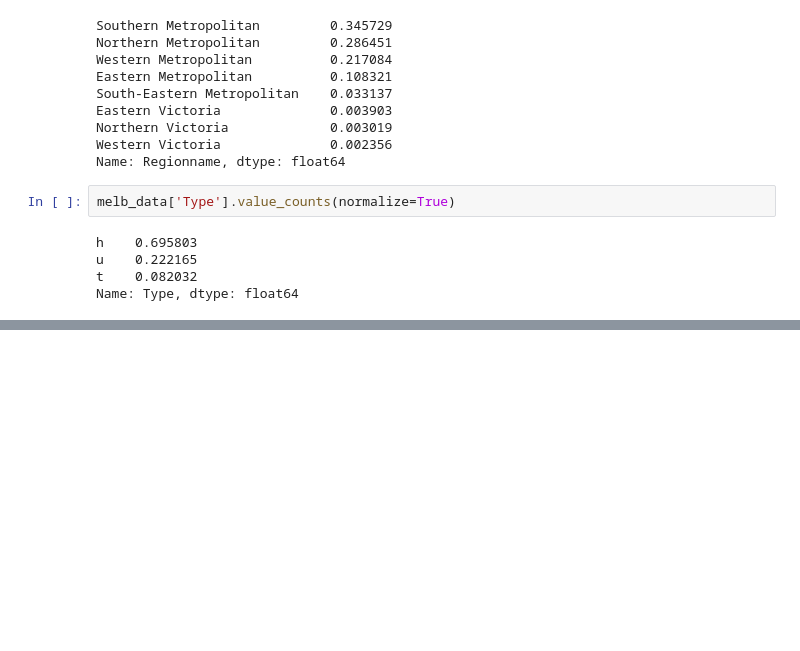
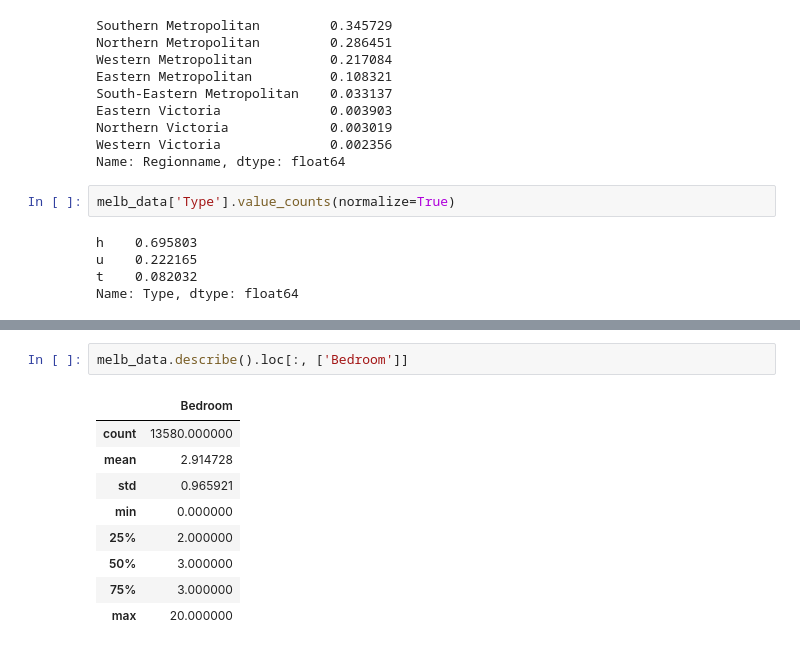
Before and after one commit to Ellana555/PythonBase, a Jupyter notebook: Pandas.ipynb, the cells around one changed output, grey strips where cells are left out. Drawn from its saved outputs; the diff is of its cells as text; blank space fills up the shorter version.

```diff
--- a/Pandas.ipynb
+++ b/Pandas.ipynb
@@ -421,0 +492,12 @@ Name: Type, dtype: float64
+# %%
+melb_data.describe().loc[:, ['Bedroom']]
+# %% [output]
+|  | Bedroom |
+| count | 13580.000000 |
+| mean | 2.914728 |
+| std | 0.965921 |
+| min | 0.000000 |
+| 25% | 2.000000 |
+| 50% | 3.000000 |
+| 75% | 3.000000 |
+| max | 20.000000 |
```
Also changed, not shown: parts of 26 cells of this notebook.
